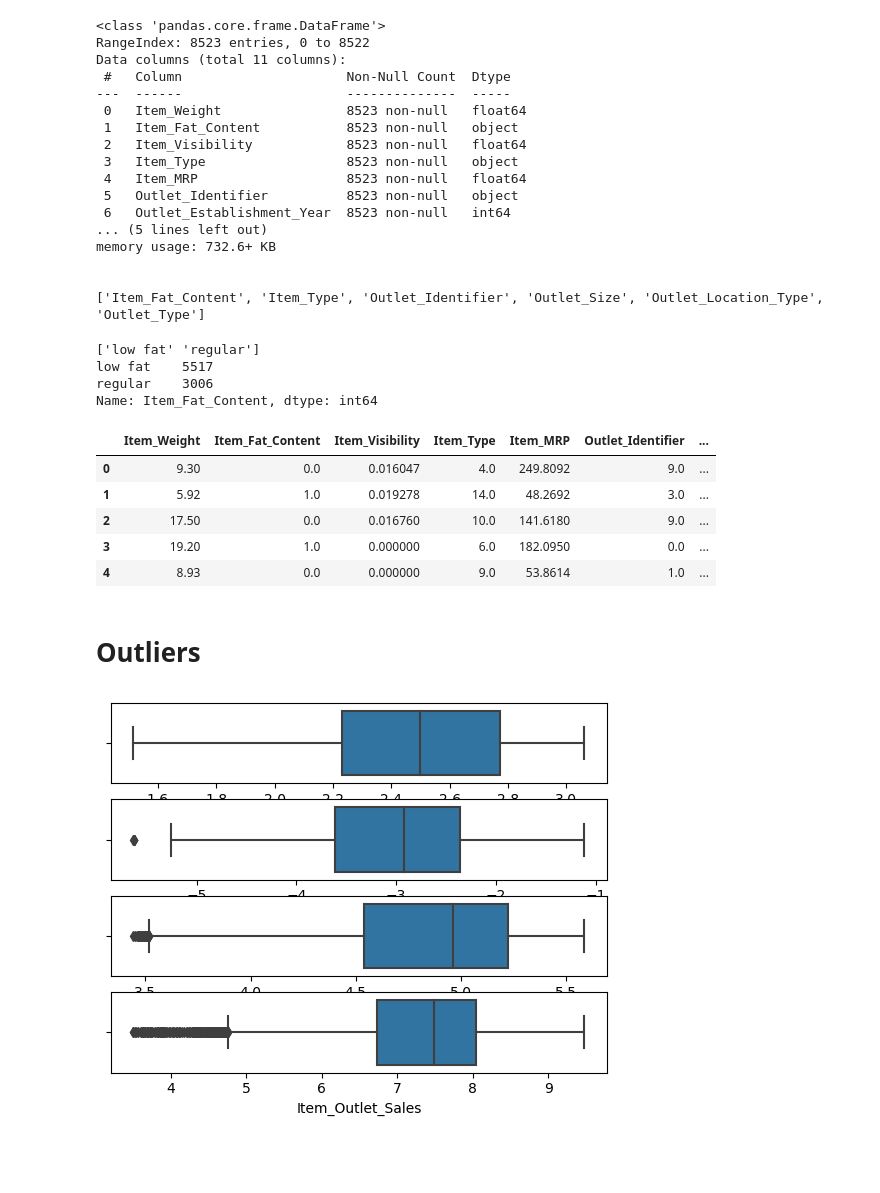
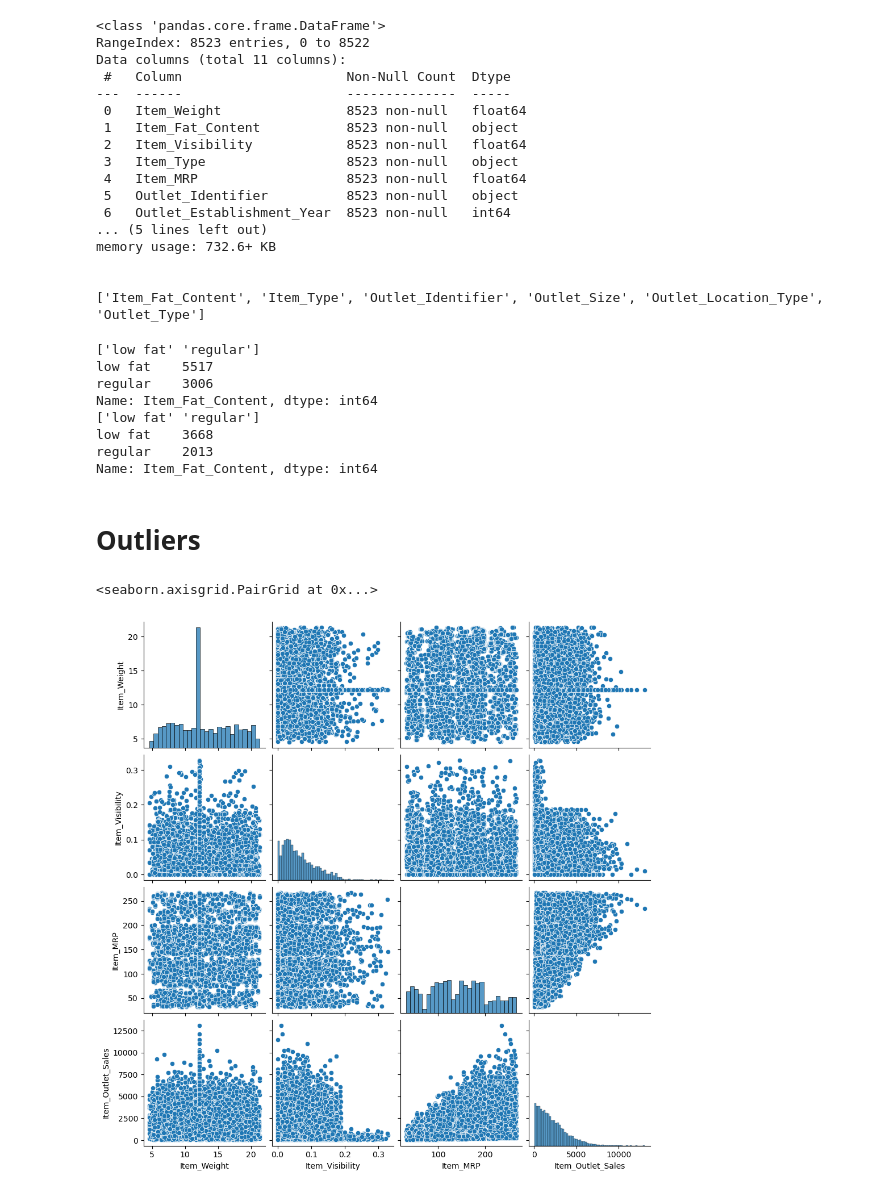
Before and after one commit to Technocolabs100/BigMart-Product-Outlet-Sales-Analysis-and-Prediction, a Jupyter notebook: BigMart_Project_Data_Preprocessing.ipynb, the cells around one changed output. Saved outputs shown, nothing was run; the diff lists cells and outputs as text; code cells hidden in the pictures; blank space fills up the shorter version.

```diff
--- a/BigMart_Project_Data_Preprocessing.ipynb
+++ b/BigMart_Project_Data_Preprocessing.ipynb
@@ -79,8 +88,10 @@ print(identify_categories(bigmart_data))
 ['Item_Identifier', 'Item_Fat_Content', 'Item_Type', 'Outlet_Identifier', 'Outlet_Size', 'Outlet_Location_Type', 'Outlet_Type']
 # %%
 # Uniqueness Check
+numerical_cols = [cname for cname in bigmart_data.columns if bigmart_data[cname].dtype in ['float64']]
+categorical_cols = identify_categories(bigmart_data)
 
-for cat in cat_cols:
+for cat in categorical_cols:
     print_unique(bigmart_data[cat])
 # %% [output]
 ['DRA12' 'DRA24' 'DRA59' ... 'NCZ42' 'NCZ53' 'NCZ54']
@@ -131,47 +143,35 @@ memory usage: 732.6+ KB
 
 # Convert to lower case
 bigmart_data_edited['Item_Fat_Content'] = bigmart_data_edited['Item_Fat_Content'].str.lower()
+bigmart_test_data_edited['Item_Fat_Content'] = bigmart_test_data_edited['Item_Fat_Content'].str.lower()
 
 # Remove trailing white spaces
 bigmart_data_edited['Item_Fat_Content'] = bigmart_data_edited['Item_Fat_Content'].str.strip()
+bigmart_test_data_edited['Item_Fat_Content'] = bigmart_test_data_edited['Item_Fat_Content'].str.strip()
 
 # Fixing the data inconsistency
 bigmart_data_edited.loc[bigmart_data_edited['Item_Fat_Content'] == "lf", "Item_Fat_Content"] = "low fat"
 bigmart_data_edited.loc[bigmart_data_edited['Item_Fat_Content'] == "reg", "Item_Fat_Content"] = "regular"
 
+bigmart_test_data_edited.loc[bigmart_test_data_edited['Item_Fat_Content'] == "lf", "Item_Fat_Content"] = "low fat"
+bigmart_test_data_edited.loc[bigmart_test_data_edited['Item_Fat_Content'] == "reg", "Item_Fat_Content"] = "regular"
+
+
 print_unique(bigmart_data_edited.Item_Fat_Content)
+print_unique(bigmart_test_data_edited.Item_Fat_Content)
 # %% [output]
 ['low fat' 'regular']
 low fat    5517
 regular    3006
 Name: Item_Fat_Content, dtype: int64
+['low fat' 'regular']
+low fat    3668
+regular    2013
+Name: Item_Fat_Content, dtype: int64
-# %%
-from sklearn.preprocessing import OrdinalEncoder
-
-encoder = OrdinalEncoder()
-bigmart_data_edited[bigmart_data_edited_cat] = encoder.fit_transform(
-                                            bigmart_data_edited[bigmart_data_edited_cat])
-
-bigmart_data_edited.head()
-# %% [output]
-|  | Item_Weight | Item_Fat_Content | Item_Visibility | Item_Type | Item_MRP | Outlet_Identifier | ... |
-| 0 | 9.30 | 0.0 | 0.016047 | 4.0 | 249.8092 | 9.0 | ... |
-| 1 | 5.92 | 1.0 | 0.019278 | 14.0 | 48.2692 | 3.0 | ... |
-| 2 | 17.50 | 0.0 | 0.016760 | 10.0 | 141.6180 | 9.0 | ... |
-| 3 | 19.20 | 1.0 | 0.000000 | 6.0 | 182.0950 | 0.0 | ... |
-| 4 | 8.93 | 0.0 | 0.000000 | 9.0 | 53.8614 | 1.0 | ... |
 # %% [markdown]
 # Outliers
-# %%
-columns = ["Item_Weight", "Item_Visibility", "Item_MRP", "Item_Outlet_Sales"]
-# fig = plt.figure(figsize =(10, 7))
-# # Creating plot
-# plt.boxplot(data)
-
-# # show plot
-# plt.show()
-for n, column in enumerate(columns):
-    ax = plt.subplot(4, 1, n + 1)
-    sns.boxplot(x = np.log(bigmart_data_edited[column]))
-# %% [output]
-[figure, removed]
+# %%
+sns.pairplot(bigmart_data_edited[numerical_cols])
+# %% [output]
+<seaborn.axisgrid.PairGrid at 0x...>
+[figure, added]
```
Also changed, not shown: parts of 15 cells of this notebook.
